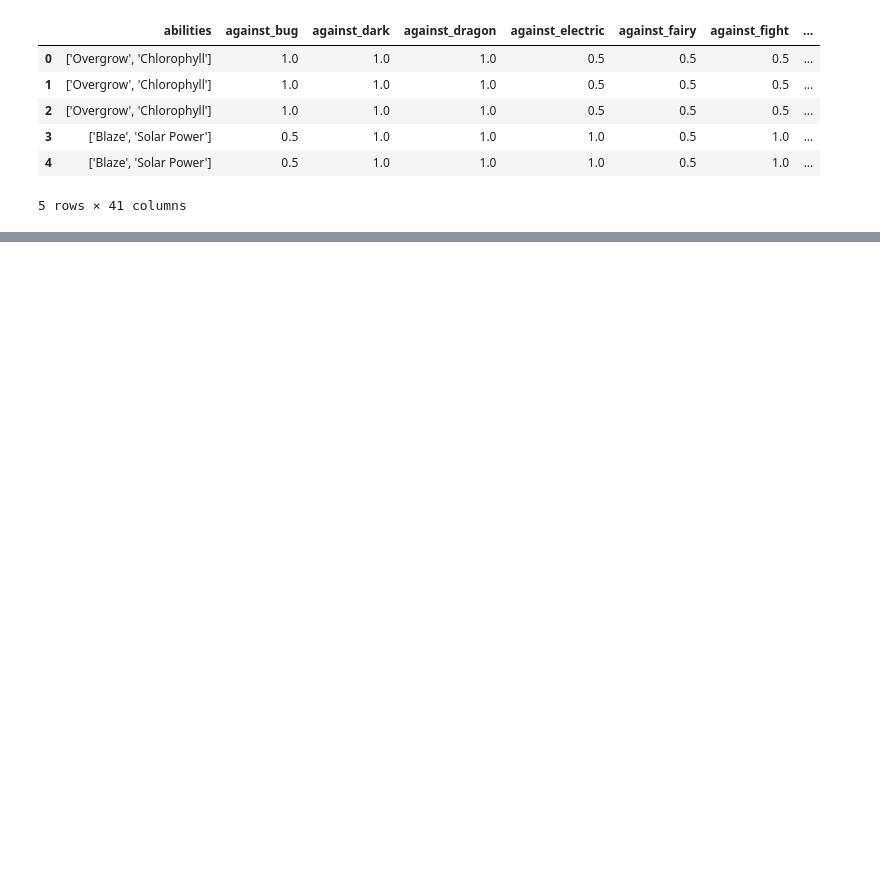
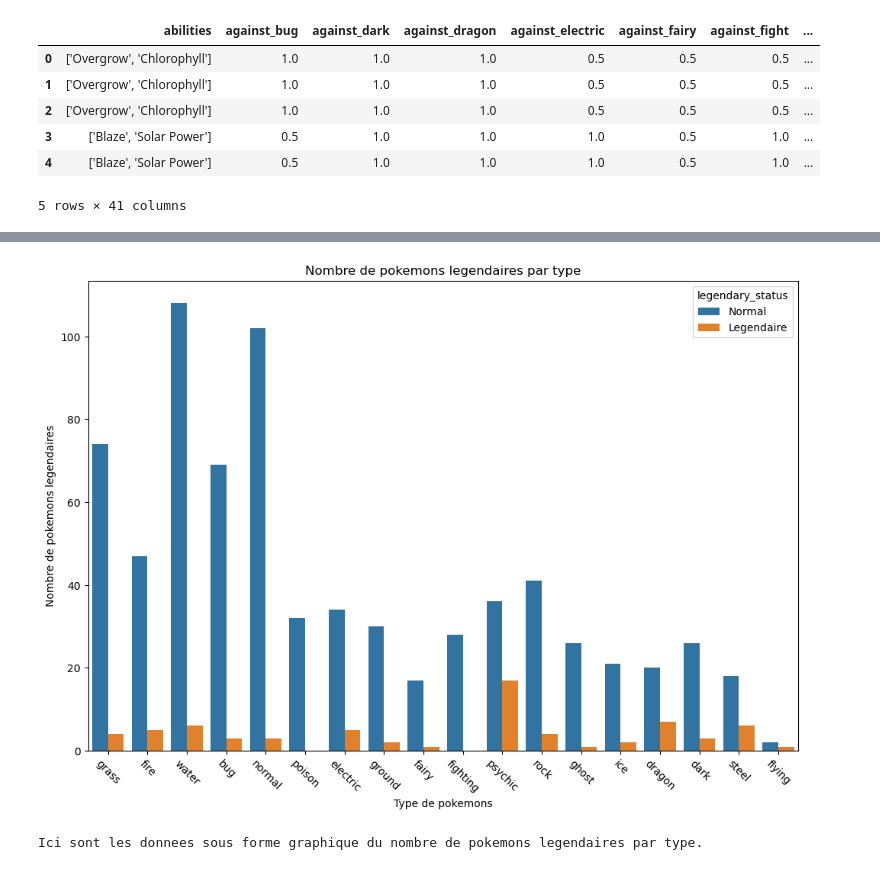
Before and after one commit to thomashuynh795/esgi-ia-tp-1, a Jupyter notebook: main.ipynb, the cells around one changed output, grey strips where cells are left out. Drawn from its saved outputs; the diff is of its cells as text; code cells hidden in the pictures; blank space fills up the shorter version.

```diff
--- a/main.ipynb
+++ b/main.ipynb
@@ -63,0 +123,13 @@ dtype: object
+# %%
+df['legendary_status'] = df['is_legendary'].map({0: 'Normal', 1: 'Legendaire'})
+plt.figure(figsize=(12, 8))
+sns.countplot(data=df, x='type1', hue='legendary_status')
+plt.title('Nombre de pokemons legendaires par type')
+plt.xlabel('Type de pokemons')
+plt.ylabel('Nombre de pokemons legendaires')
+plt.xticks(rotation=-45)
+plt.show()
+print('''\nIci sont les donnees sous forme graphique du nombre de pokemons legendaires par type.''')
+# %% [output]
+[figure, added]
+Ici sont les donnees sous forme graphique du nombre de pokemons legendaires par type.
```
Also changed, not shown: parts of 12 cells of this notebook, 1 other file.
